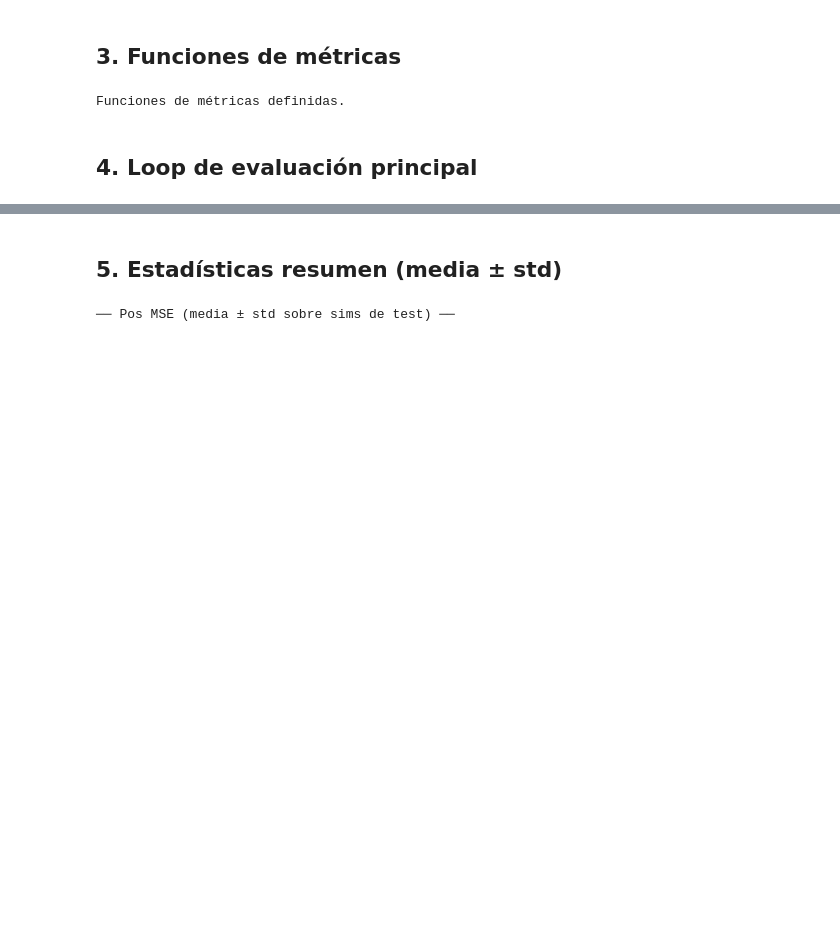
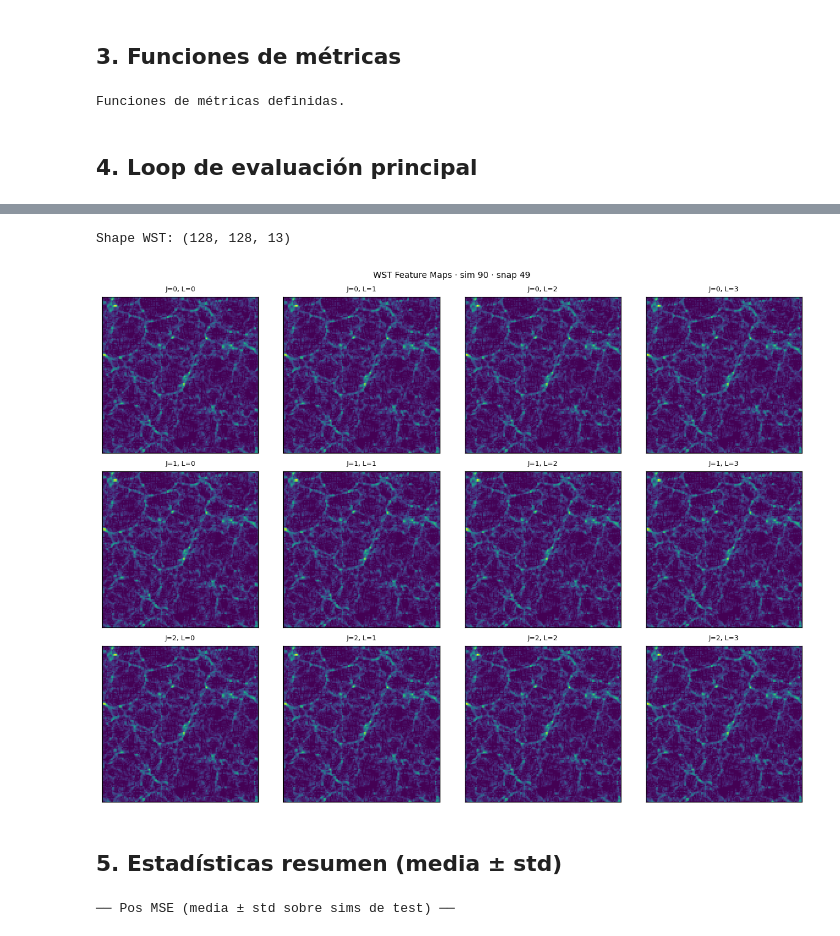
Before and after one commit to DiegoViillalba/JaxPM, a Jupyter notebook: pm2nbody/notebooks/eval_corridas_wst_v2.ipynb, the cells around one changed output, grey strips where cells are left out. Drawn from its saved outputs; the diff is of its cells as text; code cells hidden in the pictures; blank space fills up the shorter version.

```diff
--- a/pm2nbody/notebooks/eval_corridas_wst_v2.ipynb
+++ b/pm2nbody/notebooks/eval_corridas_wst_v2.ipynb
@@ -492,3 +536,76 @@ KeyboardInterrupt:
+# %%
+# ══════════════════════════════════════════════════════════════════════
+# Visualización de feature maps WST (FIX HAiku)
+# ══════════════════════════════════════════════════════════════════════
+
+import haiku as hk
+import matplotlib.pyplot as plt
+from jaxpm.wst import WaveletScatteringTransform
+
+# ── CONFIG ────────────────────────────────────────────────────────────
+SIM_ID_WST   = TEST_SIM_IDS[0]
+SNAP_WST     = SNAP_EVAL[-1]
+SLICE_Z_FRAC = 0.5
+
+J = 3
+L = 4
+
+# ── DATA ──────────────────────────────────────────────────────────────
+pos_lr, vel_lr, pos_hr, vel_hr, avals = load_sim(SIM_ID_WST)
+pos = jnp.array(pos_hr[SNAP_WST])
+
+delta = positions_to_delta(pos)
+
+z_idx = int(SLICE_Z_FRAC * delta.shape[-1])
+slice_2d = jnp.log1p(delta[:, :, z_idx])
+
+# (H,W) → (1,H,W,1)
+x = slice_2d[None, ..., None]
+
+# ── WST COMO hk.transform ─────────────────────────────────────────────
+def forward(x):
+    wst = WaveletScatteringTransform(J=J, L=L, normalize=True)
+    return wst(x)
+
+wst_fn = hk.without_apply_rng(hk.transform(forward))
+
+# init (no params realmente, pero Haiku lo requiere)
+params = wst_fn.init(jax.random.PRNGKey(0), x)
+
+# apply
+x_wst = wst_fn.apply(params, x)
+
+# (1,H,W,C) → (H,W,C)
+x_wst_np = np.asarray(jax.device_get(x_wst))[0]
+
+print("Shape WST:", x_wst_np.shape)
+
+# ── VISUALIZACIÓN ────────────────────────────────────────────────────
+fig, axes = plt.subplots(J, L, figsize=(3*L, 3*J))
+
+for j in range(J):
+    for l in range(L):
+        idx = j * L + l
+        ax = axes[j, l]
+
+        fmap = x_wst_np[:, :, idx]
+
+        im = ax.imshow(fmap, origin="lower", cmap="viridis")
+        ax.set_title(f"J={j}, L={l}", fontsize=8)
+        ax.set_xticks([])
+        ax.set_yticks([])
+
+plt.suptitle(
+    f"WST Feature Maps · sim {SIM_ID_WST} · snap {SNAP_WST}",
+    fontsize=10
+)
+
+plt.tight_layout()
+plt.savefig(FIGS_DIR / f"wst_feature_maps_sim{SIM_ID_WST}_snap{SNAP_WST}.pdf", dpi=150)
+plt.show()
+# %% [output]
+Shape WST: (128, 128, 13)
+[figure, added]
 # %%
 for _var in ["avals", "k", "pos_pm_cpu", "pos_hr_cpu",
              "p_pm", "p_hr", "delta_pm", "delta_hr",
```
Also changed, not shown: parts of 16 cells of this notebook, 9 other files.
